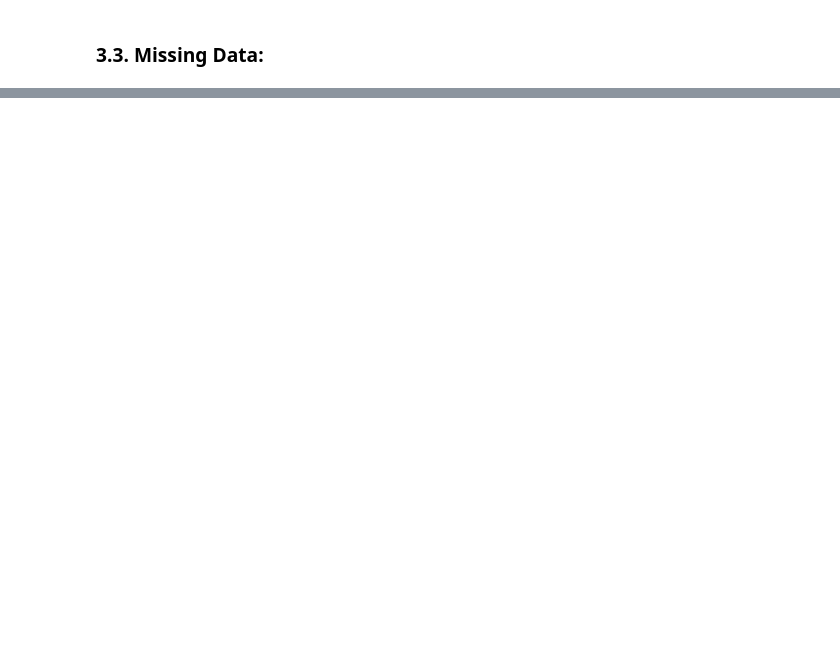
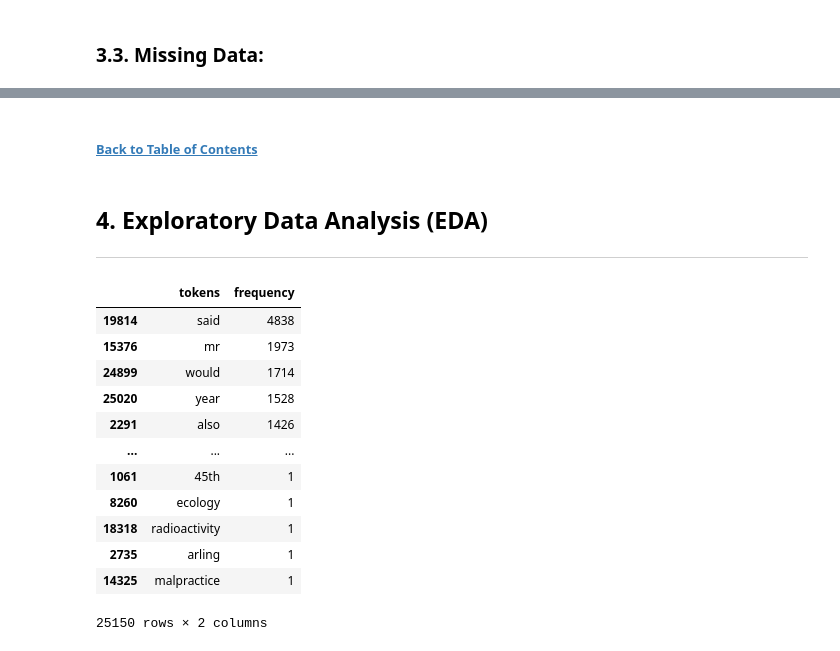
Before and after one commit to chill0121/News_Article_Matrix_Factorization, a Jupyter notebook: BBC_News_Classification.ipynb, the cells around one changed output, grey strips where cells are left out. Saved outputs shown, nothing was run; the diff lists cells and outputs as text; code cells hidden in the pictures; blank space fills up the shorter version.

```diff
--- a/BBC_News_Classification.ipynb
+++ b/BBC_News_Classification.ipynb
@@ -261,0 +306,24 @@ print(train.tokens[25])
+# %% [markdown]
+###### [Back to Table of Contents](#toc)
+# %% [markdown]
+## 4. Exploratory Data Analysis (EDA) <a name="eda"></a>
+
+---
+# %%
+token_freq = train.explode('tokens').groupby(['tokens'], as_index=True)['tokens'].count().reset_index(
+    name = 'frequency').sort_values('frequency', ascending = False)
+token_freq
+# %% [output]
+|  | tokens | frequency |
+| 19814 | said | 4838 |
+| 15376 | mr | 1973 |
+| 24899 | would | 1714 |
+| 25020 | year | 1528 |
+| 2291 | also | 1426 |
+| ... | ... | ... |
+| 1061 | 45th | 1 |
+| 8260 | ecology | 1 |
+| 18318 | radioactivity | 1 |
+| 2735 | arling | 1 |
+| 14325 | malpractice | 1 |
+25150 rows × 2 columns
```
Also changed, not shown: parts of 12 cells of this notebook.
